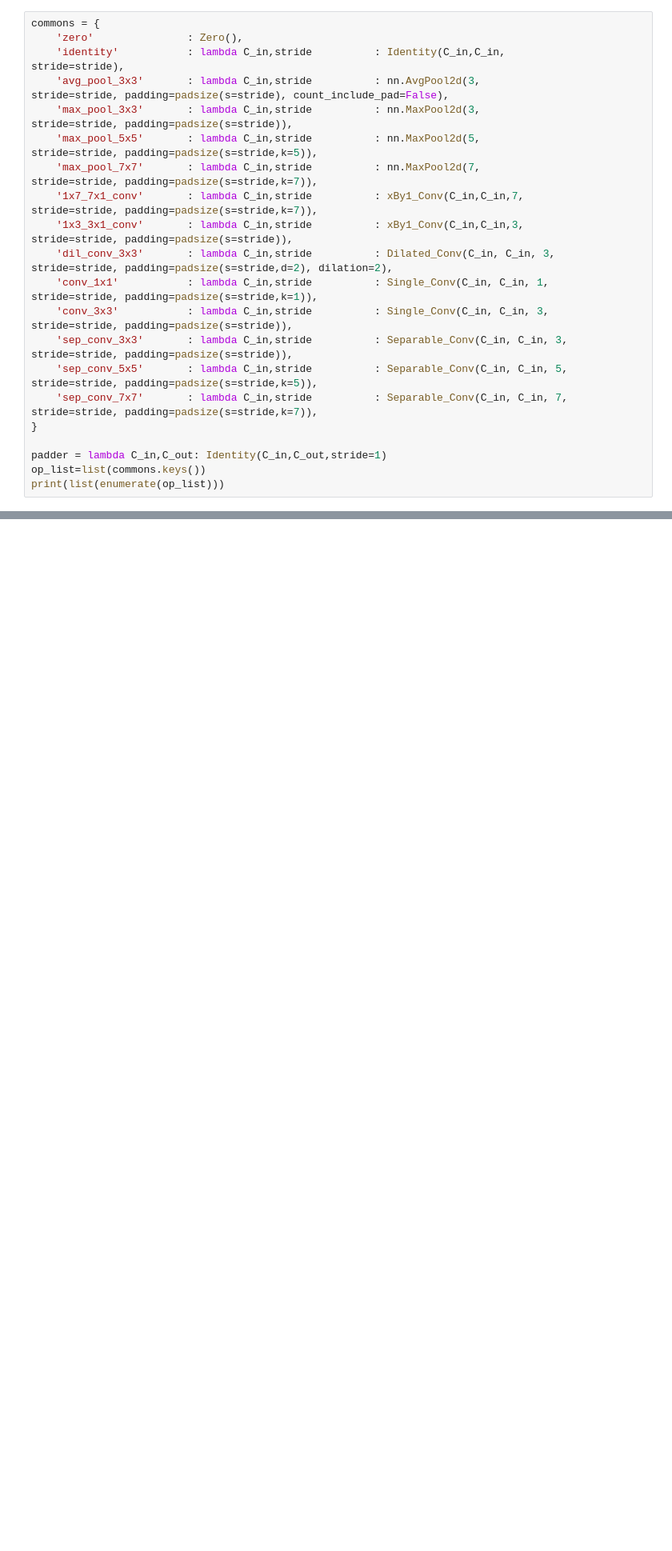
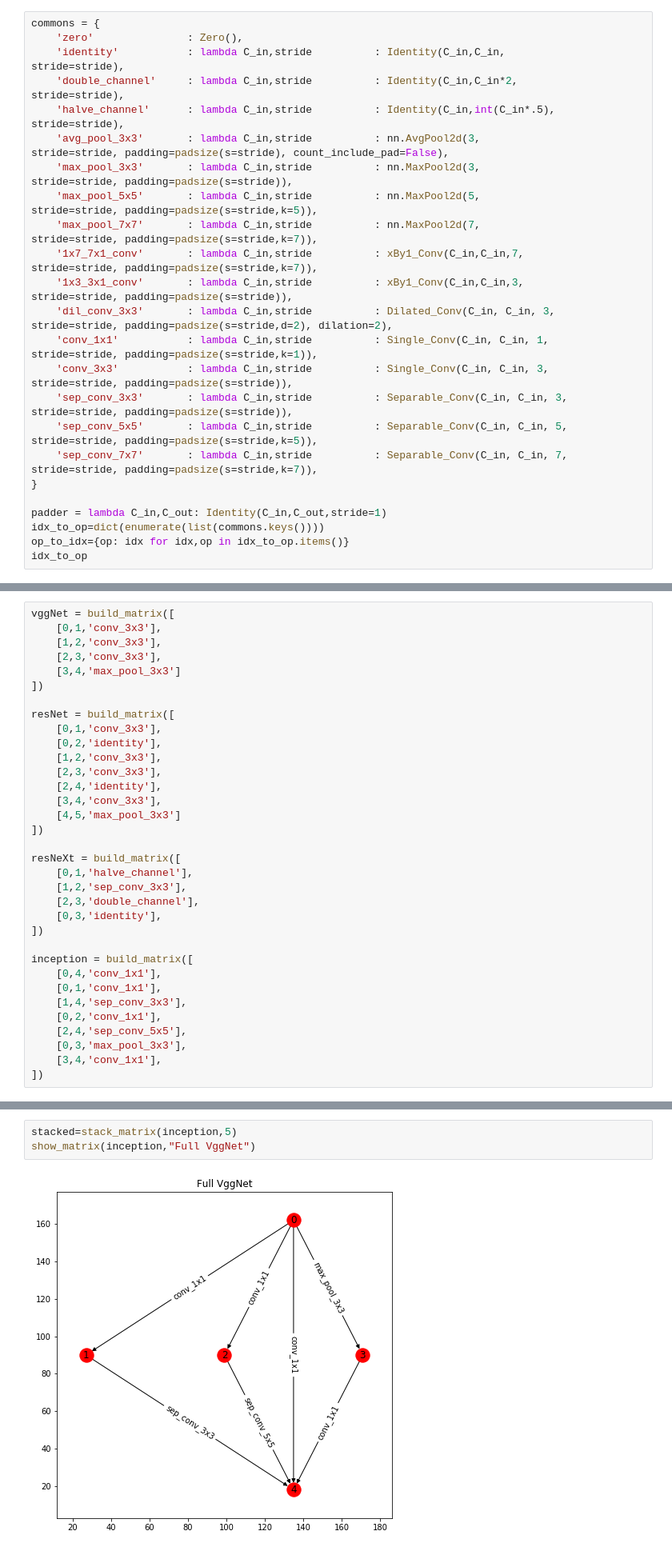
Before and after one commit to RobGeada/graph2net, a Jupyter notebook: graph2net.ipynb, the cells around one changed output, grey strips where cells are left out. Shown at 80% size. Saved outputs shown, nothing was run; the diff lists cells and outputs as text; blank space fills up the shorter version.

```diff
--- a/graph2net.ipynb
+++ b/graph2net.ipynb
@@ -192,6 +198,8 @@ class Classifier(nn.Module):
 commons = {
     'zero'               : Zero(),
     'identity'           : lambda C_in,stride          : Identity(C_in,C_in,           stride=stride),
+    'double_channel'     : lambda C_in,stride          : Identity(C_in,C_in*2,         stride=stride),
+    'halve_channel'      : lambda C_in,stride          : Identity(C_in,int(C_in*.5),   stride=stride),
     'avg_pool_3x3'       : lambda C_in,stride          : nn.AvgPool2d(3,               stride=stride, padding=padsize(s=stride), count_include_pad=False),
     'max_pool_3x3'       : lambda C_in,stride          : nn.MaxPool2d(3,               stride=stride, padding=padsize(s=stride)),
     'max_pool_5x5'       : lambda C_in,stride          : nn.MaxPool2d(5,               stride=stride, padding=padsize(s=stride,k=5)),
@@ -207,6 +215,7 @@ commons = {
 }
 
 padder = lambda C_in,C_out: Identity(C_in,C_out,stride=1)
-op_list=list(commons.keys())
-print(list(enumerate(op_list)))
+idx_to_op=dict(enumerate(list(commons.keys())))
+op_to_idx={op: idx for idx,op in idx_to_op.items()}
+idx_to_op
 # %% [output]
@@ -580,0 +657,34 @@ resblock = build_matrix([
+# %%
+vggNet = build_matrix([
+    [0,1,'conv_3x3'],
+    [1,2,'conv_3x3'],
+    [2,3,'conv_3x3'],
+    [3,4,'max_pool_3x3']
+])
+
+resNet = build_matrix([
+    [0,1,'conv_3x3'],
+    [0,2,'identity'],
+    [1,2,'conv_3x3'],
+    [2,3,'conv_3x3'],
+    [2,4,'identity'],
+    [3,4,'conv_3x3'],
+    [4,5,'max_pool_3x3']
+])
+
+resNeXt = build_matrix([
+    [0,1,'halve_channel'],
+    [1,2,'sep_conv_3x3'],
+    [2,3,'double_channel'],
+    [0,3,'identity'],
+])
+
+inception = build_matrix([
+    [0,4,'conv_1x1'],
+    [0,1,'conv_1x1'],
+    [1,4,'sep_conv_3x3'],
+    [0,2,'conv_1x1'],
+    [2,4,'sep_conv_5x5'],
+    [0,3,'max_pool_3x3'],
+    [3,4,'conv_1x1'],
+])
@@ -580,0 +693,5 @@ resblock = build_matrix([
+# %%
+stacked=stack_matrix(inception,5)
+show_matrix(inception,"Full VggNet")
+# %% [output]
+[figure, added]
```
Also changed, not shown: parts of 23 cells of this notebook, 10 other files.
